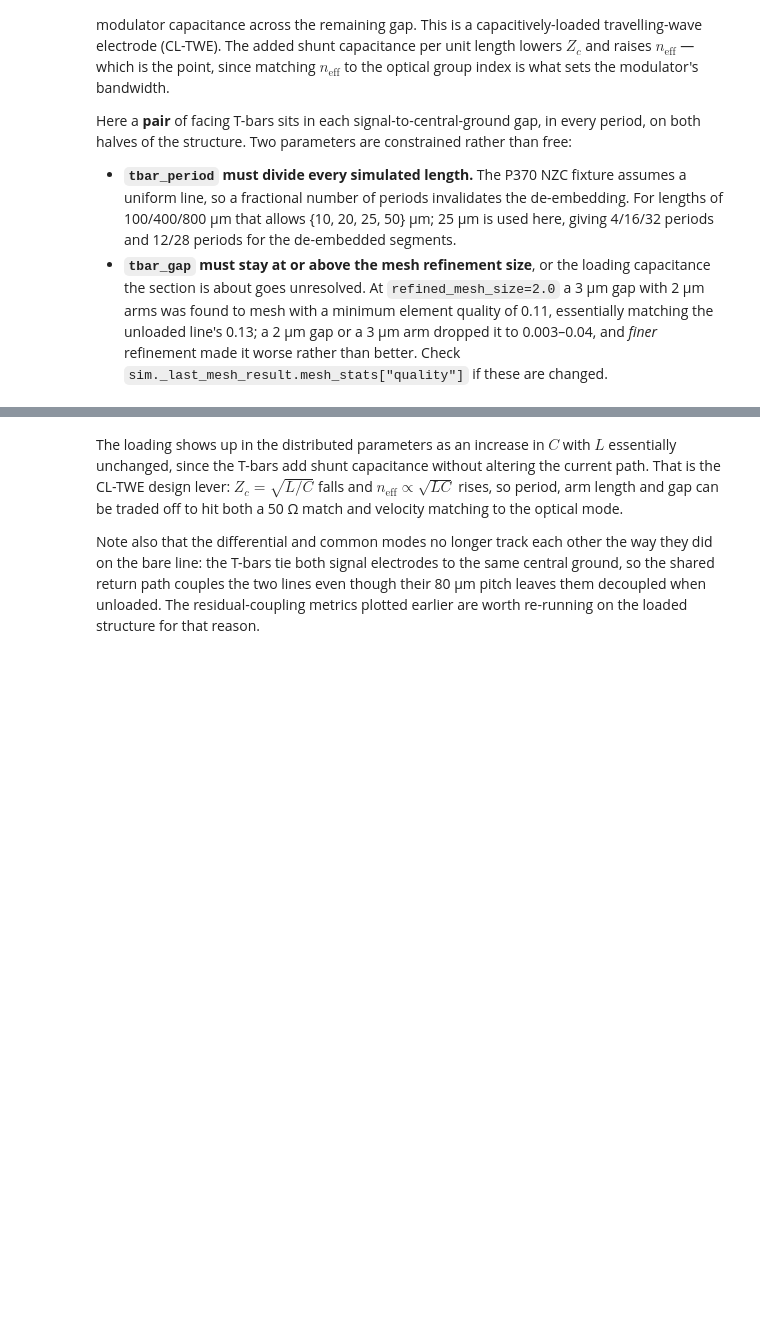
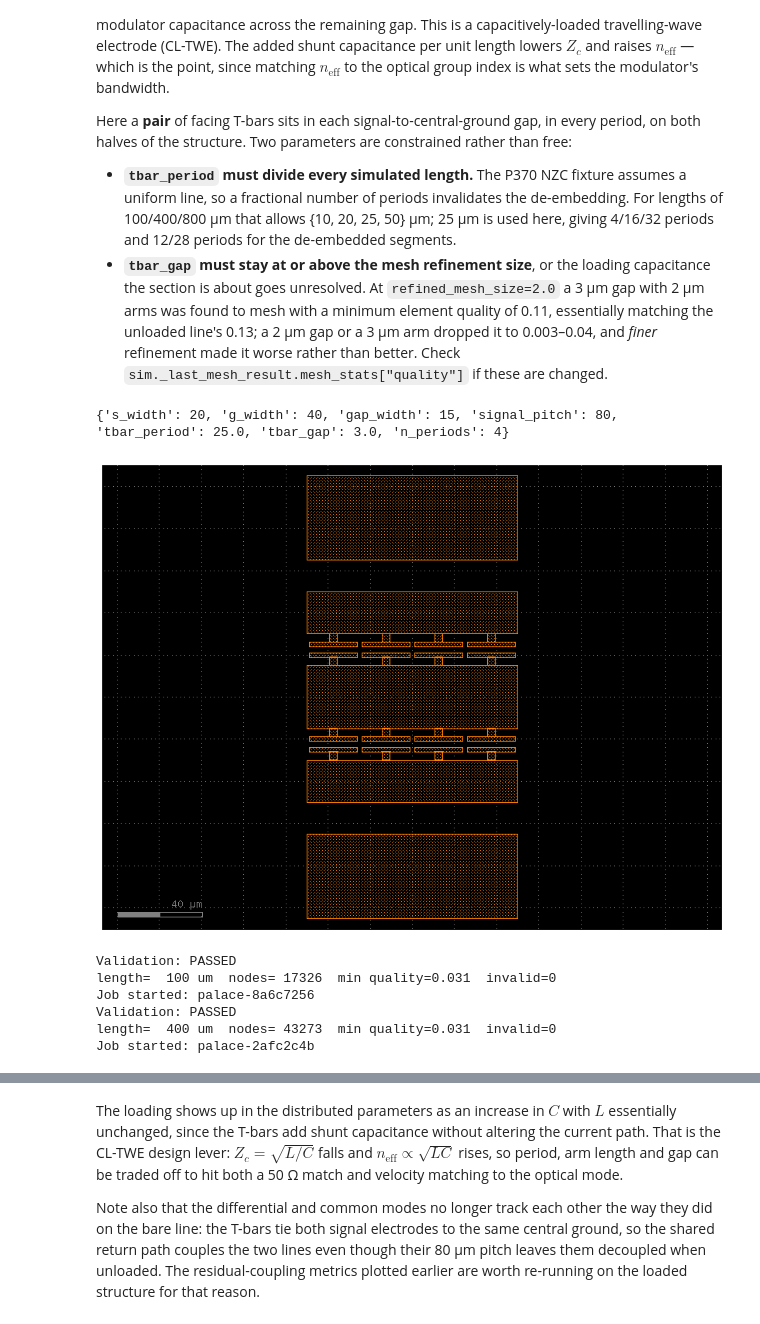
Before and after one commit to gdsfactory/gsim, a Jupyter notebook: nbs/palace_gsgsg_waveport.ipynb, the cells around one changed output, grey strips where cells are left out. Saved outputs shown, nothing was run; the diff lists cells and outputs as text; code cells hidden in the pictures; blank space fills up the shorter version.

Commit message:
Checkpoint Palace GSGSG MZM notebook

```diff
--- a/nbs/palace_gsgsg_waveport.ipynb
+++ b/nbs/palace_gsgsg_waveport.ipynb
@@ -542,7 +626,7 @@ def gsgsg_tbar_electrode(
     signal_pitch: float = 80,
     tbar_period: float = 25.0,
     tbar_stem_width: float = 4.0,
-    tbar_arm_length: float = 10.0,
+    tbar_arm_length: float = 23.0,
     tbar_arm_width: float = 2.0,
     tbar_gap: float = 3.0,
     layer=LAYER.TopMetal2drawing,
@@ -607,42 +691,44 @@ def gsgsg_tbar_electrode(
                 stem = c << gf.c.rectangle(
                     (tbar_stem_width, stem_length), centered=True, layer=layer
                 )
                 stem.move((x0, sign * (y_root + direction * stem_length / 2)))
 
                 arm = c << gf.c.rectangle(
                     (tbar_arm_length, tbar_arm_width), centered=True, layer=layer
                 )
                 arm.move(
                     (
                         x0,
                         sign
                         * (y_root + direction * (stem_length + tbar_arm_width / 2)),
                     )
                 )
 
     c.add_ports(base.ports)
     c.info["s_width"] = s_width
     c.info["g_width"] = g_width
     c.info["gap_width"] = gap_width
     c.info["signal_pitch"] = signal_pitch
     c.info["tbar_period"] = tbar_period
     c.info["tbar_gap"] = tbar_gap
     c.info["n_periods"] = n_periods
     return c
 
 
 ct = gsgsg_tbar_electrode(length=100)
 print(dict(ct.info))
 ct
+# %% [output]
+{'s_width': 20, 'g_width': 40, 'gap_width': 15, 'signal_pitch': 80, 'tbar_period': 25.0, 'tbar_gap': 3.0, 'n_periods': 4}
+[figure, added]
 # %%
 tbar100 = gsgsg_tbar_electrode(length=100)
 tbar400 = gsgsg_tbar_electrode(length=400)
-tbar800 = gsgsg_tbar_electrode(length=800)
 
 tbar_raw = []
-for lc in [tbar100, tbar400, tbar800]:
+for lc in [tbar100, tbar400]:
     sim = setup_sim(lc, output_dir="./palace-sim-gsgsg-tbar")
-    sim.mesh(preset="default", refined_mesh_size=2.0, max_mesh_size=40.0, fmax=60e9)
+    sim.mesh(preset="default", refined_mesh_size=2.000, max_mesh_size=40.0, fmax=60e9, auto_size=True)
     stats = sim._last_mesh_result.mesh_stats
     print(
         f"length={lc.info['n_periods'] * lc.info['tbar_period']:5.0f} um  "
@@ -650,5 +736,12 @@ for lc in [tbar100, tbar400, tbar800]:
         f"invalid={stats['sicn']['invalid']}"
     )
     tbar_raw.append(sim.run(wait=False, check_cache=True))
+# %% [output]
+Validation: PASSED
+length=  100 um  nodes= 17326  min quality=0.031  invalid=0
+Job started: palace-8a6c7256
+Validation: PASSED
+length=  400 um  nodes= 43273  min quality=0.031  invalid=0
+Job started: palace-2afc2c4b
 # %%
 tbar_raw = gsim.wait_for_results(tbar_raw)
```
Also changed, not shown: parts of 37 cells of this notebook.
